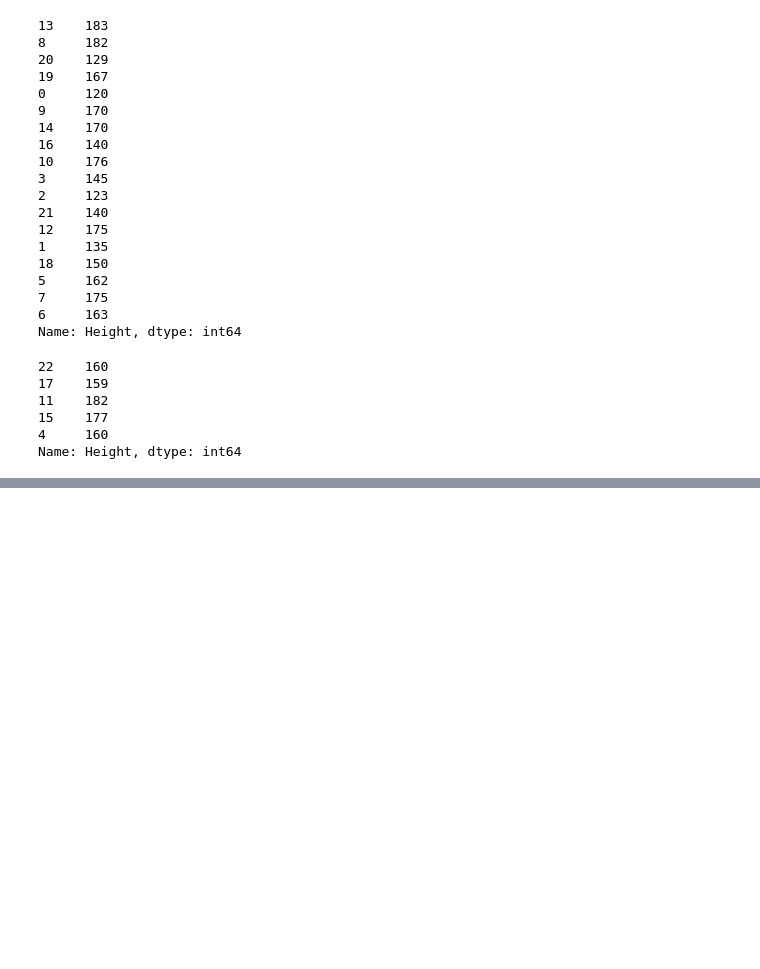
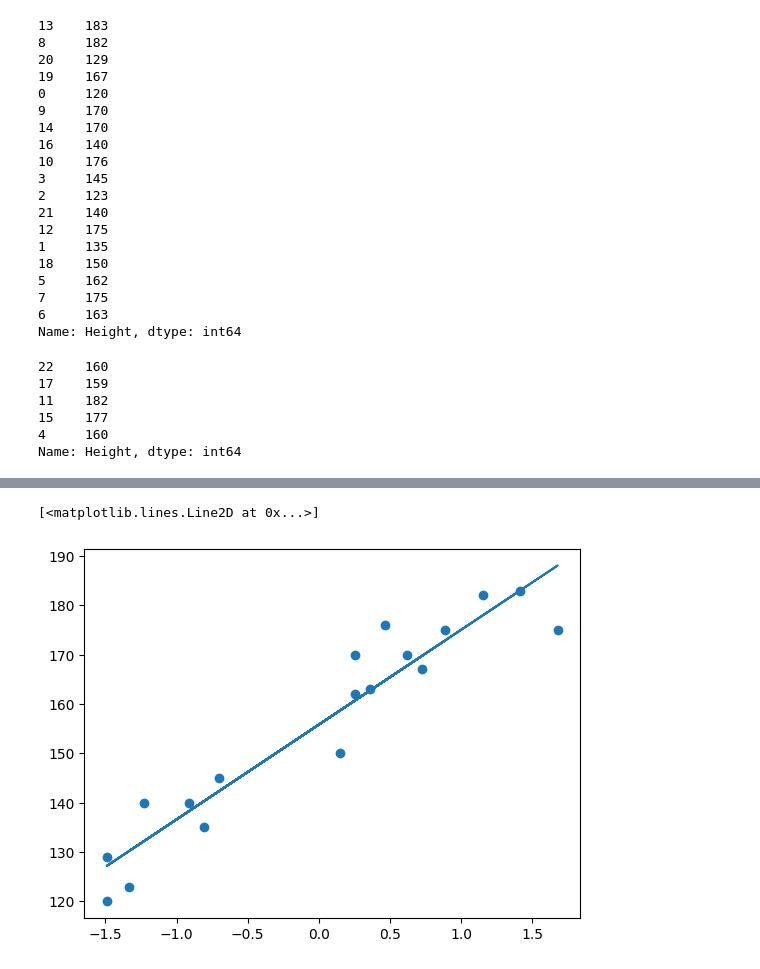
Before and after one commit to afadnan/ds_ml_dl, a Jupyter notebook: mlcodes/01_LinearRegression/01_simple_LR.ipynb, the cells around one changed output, grey strips where cells are left out. Saved outputs shown, nothing was run; the diff lists cells and outputs as text; code cells hidden in the pictures; blank space fills up the shorter version.

```diff
--- a/mlcodes/01_LinearRegression/01_simple_LR.ipynb
+++ b/mlcodes/01_LinearRegression/01_simple_LR.ipynb
@@ -71,0 +79,2 @@ ValueError: Expected a 2-dimensional container but got <class 'pandas.core.serie
+# %%
+regressor = LinearRegression()
@@ -71,0 +93,3 @@ ValueError: Expected a 2-dimensional container but got <class 'pandas.core.serie
+# %%
+X_train=np.array(X_train).reshape(-1,1)
+X_test=np.array(X_test).reshape(-1,1)
@@ -71,0 +115,6 @@ ValueError: Expected a 2-dimensional container but got <class 'pandas.core.serie
+# %%
+plt.scatter(X_train,y_train)
+plt.plot(X_train,regressor.predict(X_train))
+# %% [output]
+[<matplotlib.lines.Line2D at 0x...>]
+[figure, added]
```
Also changed, not shown: parts of 28 cells of this notebook, 2 other files.
